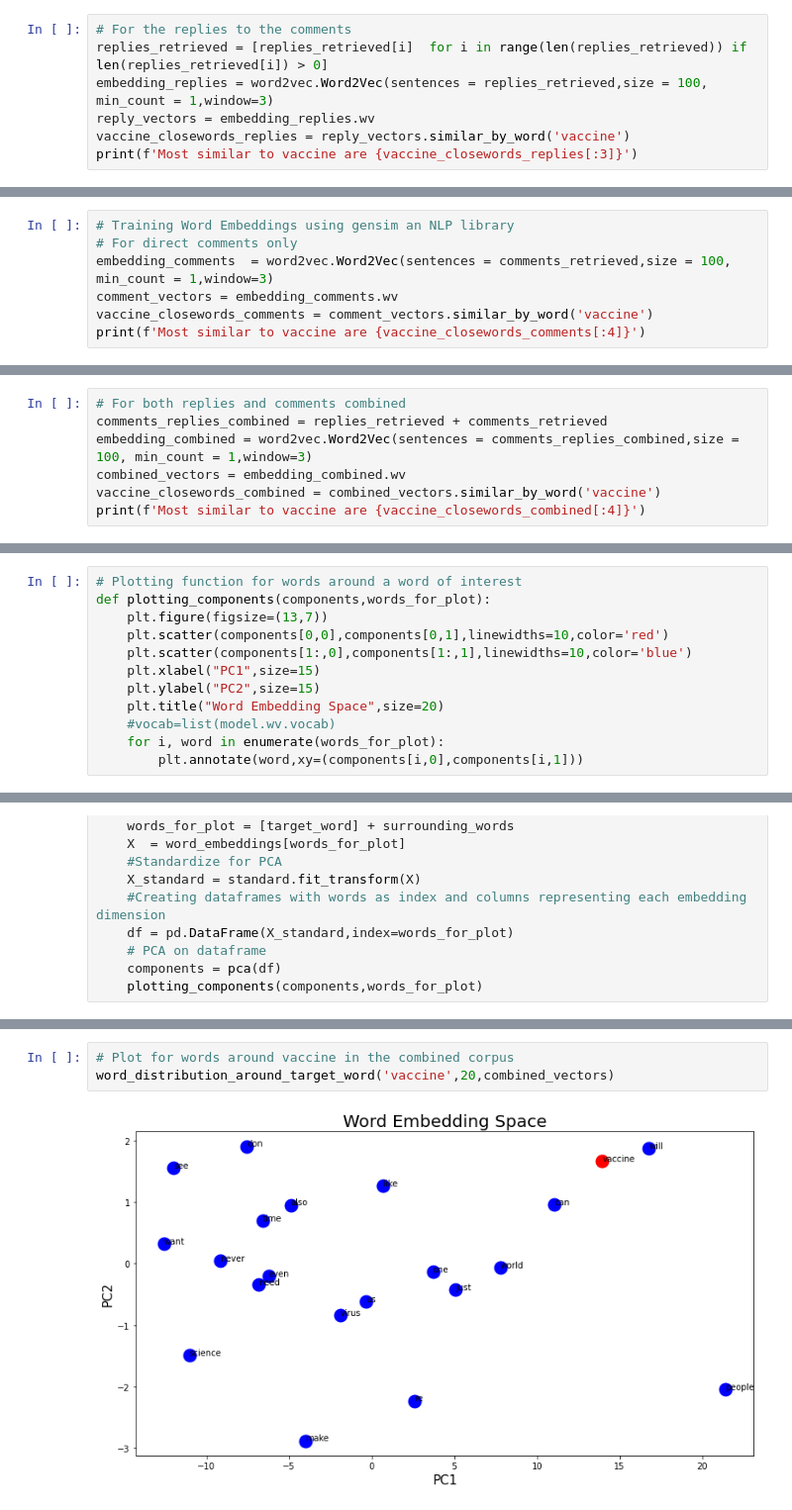
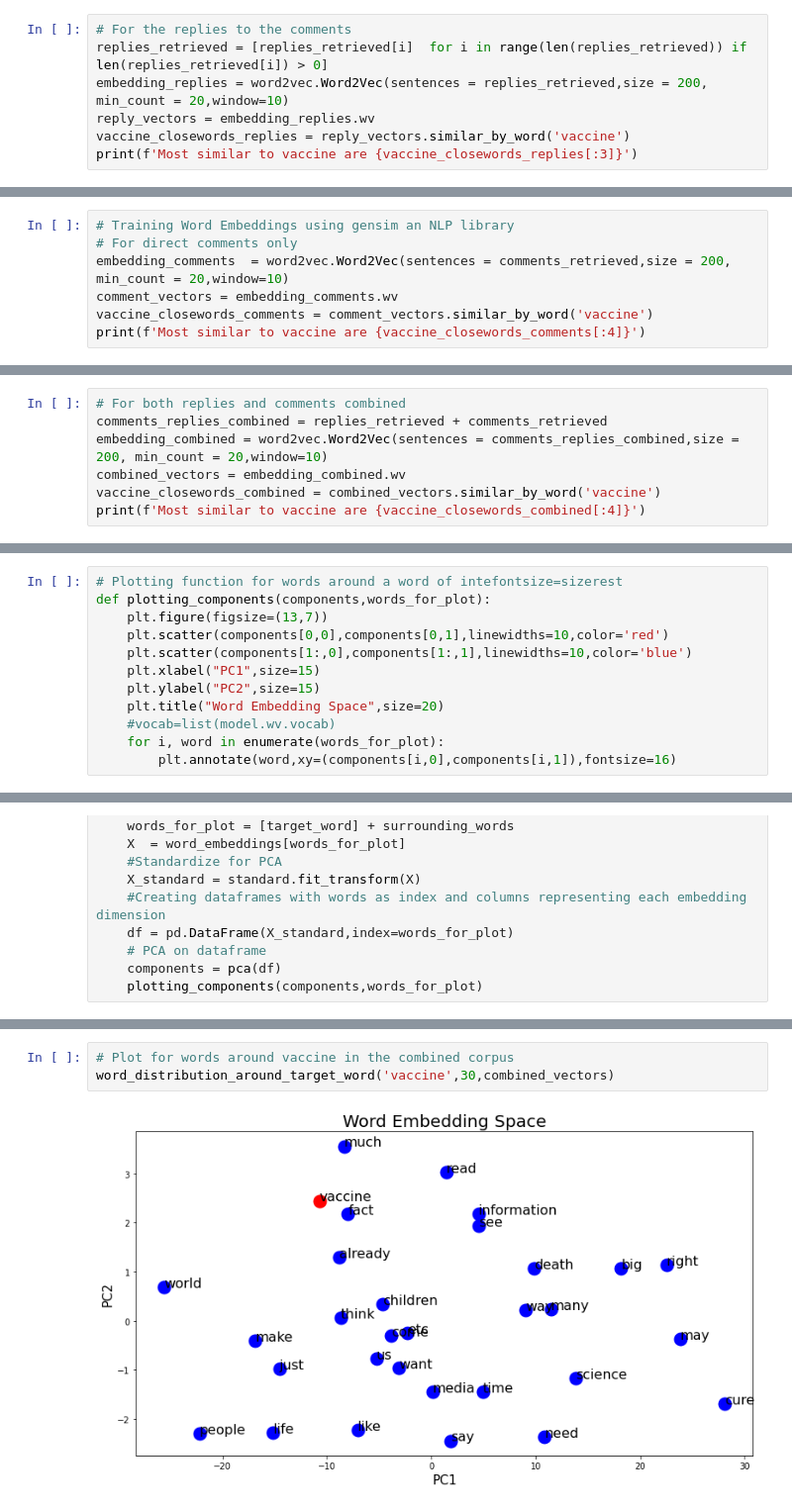
Before and after one commit to sillsphelyx/Vaccine_sentiments_SA, a Jupyter notebook: Covid_vaccine_sentiment_SA-Training_Word_embeddings.ipynb, the cells around one changed output, grey strips where cells are left out. Shown at 99% size. Cells and saved outputs as stored; diff of their text form.

```diff
--- a/Covid_vaccine_sentiment_SA-Training_Word_embeddings.ipynb
+++ b/Covid_vaccine_sentiment_SA-Training_Word_embeddings.ipynb
@@ -38,7 +38,7 @@ comments_retrieved = [list(df_comments.iloc[i].dropna().astype('str')) for i in
 # %%
 # For the replies to the comments
 replies_retrieved = [replies_retrieved[i]  for i in range(len(replies_retrieved)) if len(replies_retrieved[i]) > 0]
-embedding_replies = word2vec.Word2Vec(sentences = replies_retrieved,size = 100, min_count = 1,window=3)
+embedding_replies = word2vec.Word2Vec(sentences = replies_retrieved,size = 200, min_count = 20,window=10)
 reply_vectors = embedding_replies.wv
 vaccine_closewords_replies = reply_vectors.similar_by_word('vaccine')
 print(f'Most similar to vaccine are {vaccine_closewords_replies[:3]}')
@@ -47,7 +47,7 @@ Most similar to vaccine are [('don', 0.9986127018928528), ('people', 0.998603343
 # %%
 # Training Word Embeddings using gensim an NLP library
 # For direct comments only
-embedding_comments  = word2vec.Word2Vec(sentences = comments_retrieved,size = 100, min_count = 1,window=3)
+embedding_comments  = word2vec.Word2Vec(sentences = comments_retrieved,size = 200, min_count = 20,window=10)
 comment_vectors = embedding_comments.wv
 vaccine_closewords_comments = comment_vectors.similar_by_word('vaccine')
 print(f'Most similar to vaccine are {vaccine_closewords_comments[:4]}')
@@ -56,7 +56,7 @@ Most similar to vaccine are [('people', 0.9730865359306335), ('can', 0.969796299
 # %%
 # For both replies and comments combined
 comments_replies_combined = replies_retrieved + comments_retrieved
-embedding_combined = word2vec.Word2Vec(sentences = comments_replies_combined,size = 100, min_count = 1,window=3)
+embedding_combined = word2vec.Word2Vec(sentences = comments_replies_combined,size = 200, min_count = 20,window=10)
 combined_vectors = embedding_combined.wv
 vaccine_closewords_combined = combined_vectors.similar_by_word('vaccine')
 print(f'Most similar to vaccine are {vaccine_closewords_combined[:4]}')
@@ -138,5 +138,5 @@ def plotting_components_mod(components,model, no_words = 20):
 # %%
-# Plotting function for words around a word of interest
+# Plotting function for words around a word of intefontsize=sizerest
 def plotting_components(components,words_for_plot):
     plt.figure(figsize=(13,7))
     plt.scatter(components[0,0],components[0,1],linewidths=10,color='red')
@@ -146,5 +146,5 @@ def plotting_components(components,words_for_plot):
     plt.title("Word Embedding Space",size=20)
     #vocab=list(model.wv.vocab)
     for i, word in enumerate(words_for_plot):
-        plt.annotate(word,xy=(components[i,0],components[i,1]))
+        plt.annotate(word,xy=(components[i,0],components[i,1]),fontsize=16)
 # %%
@@ -198,5 +198,5 @@ word_distribution_around_target_word('vaccine',20,comment_vectors)
 # %%
 # Plot for words around vaccine in the combined corpus
-word_distribution_around_target_word('vaccine',20,combined_vectors)
+word_distribution_around_target_word('vaccine',30,combined_vectors)
 # %% [output]
-[figure, old version]
+[figure, new version]
```
Also changed, not shown: parts of 10 cells of this notebook, 3 other files.
